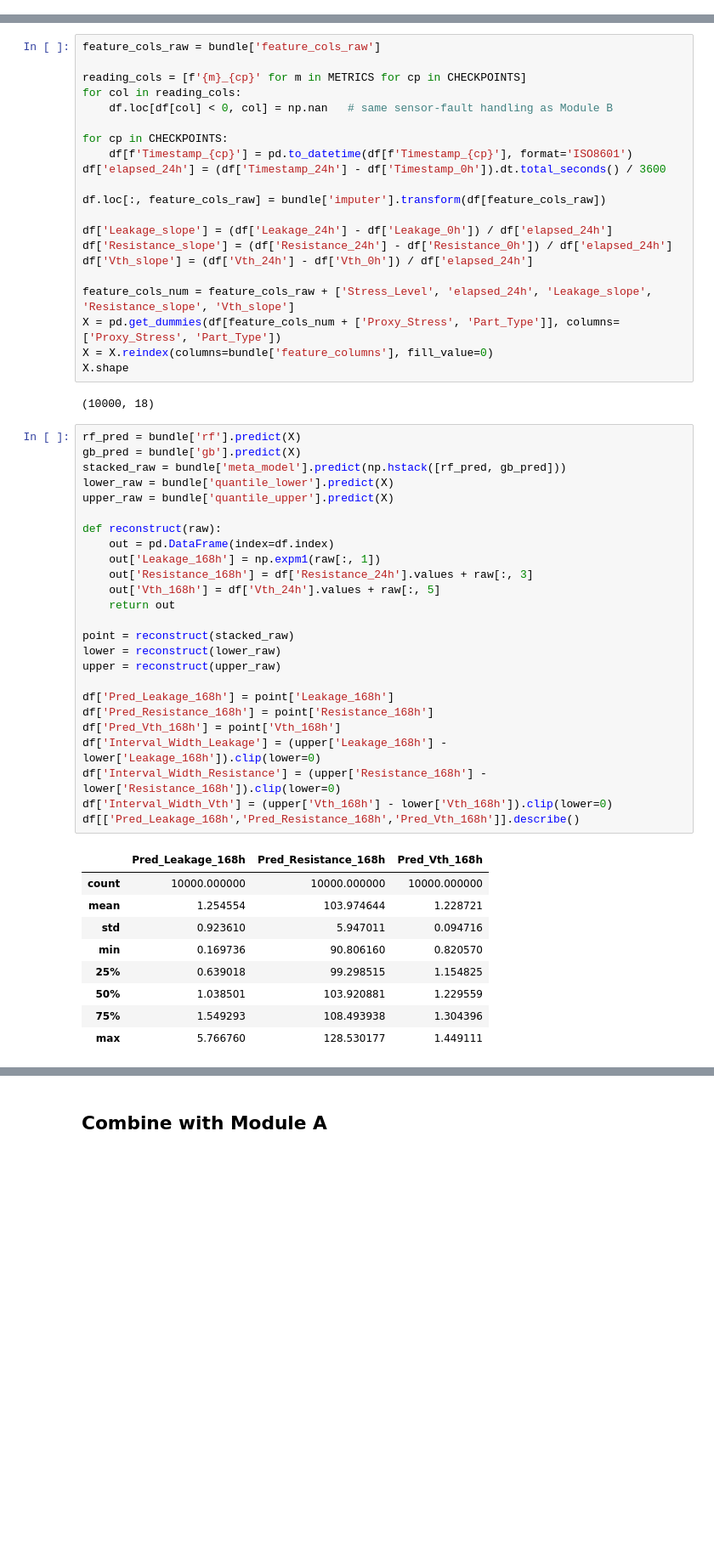
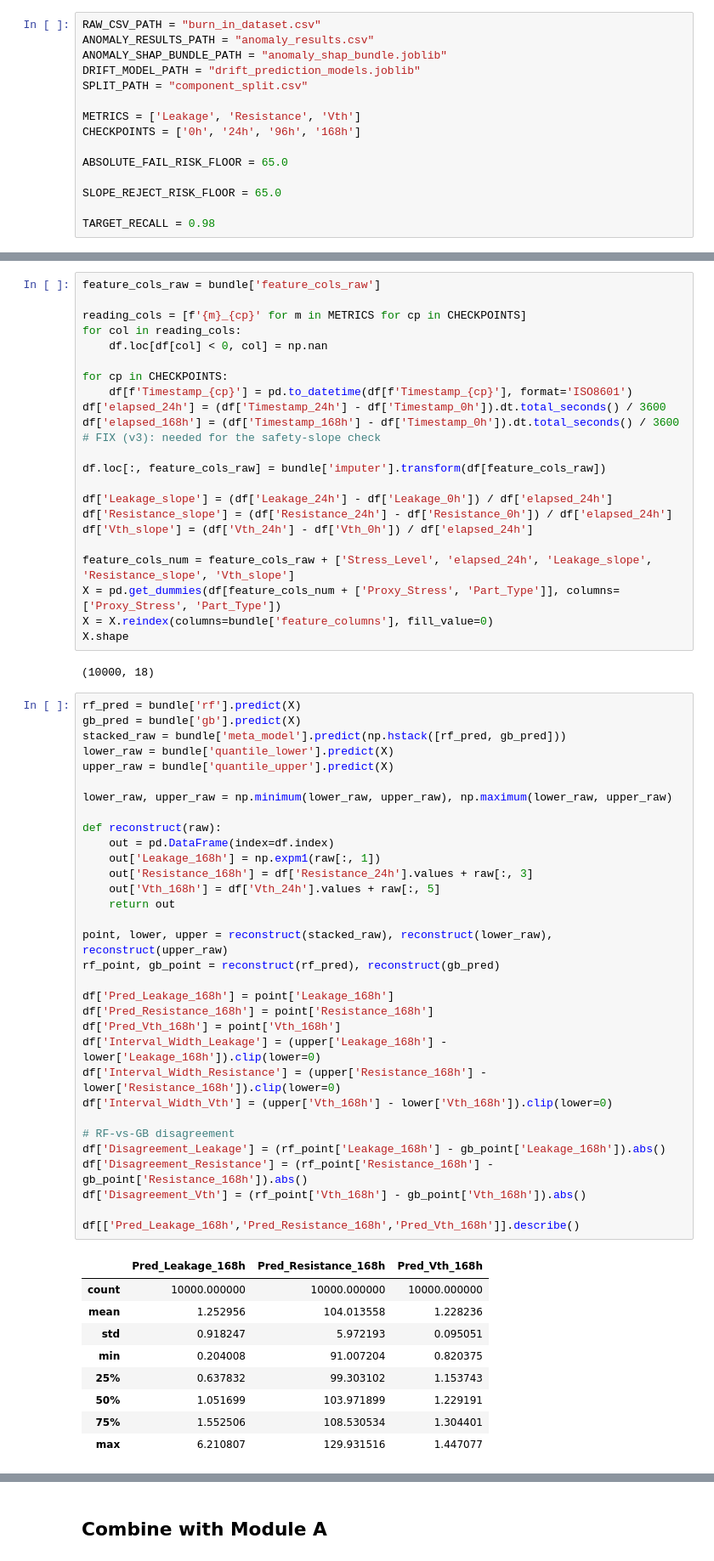
Before and after one commit to pariigdtuw2029-droid/SAGE_2026, a Jupyter notebook: notebooks/reliability_index.ipynb, the cells around one changed output, grey strips where cells are left out. Shown at 85% size. Saved outputs shown, nothing was run; the diff lists cells and outputs as text; blank space fills up the shorter version.

Commit message:
Add updated data, models, and notebooks with some new features

```diff
--- a/notebooks/reliability_index.ipynb
+++ b/notebooks/reliability_index.ipynb
@@ -39,2 +14,17 @@ STRESS_PHYSICS = {
+# %%
+RAW_CSV_PATH = "burn_in_dataset.csv"
+ANOMALY_RESULTS_PATH = "anomaly_results.csv"
+ANOMALY_SHAP_BUNDLE_PATH = "anomaly_shap_bundle.joblib"
+DRIFT_MODEL_PATH = "drift_prediction_models.joblib"
+SPLIT_PATH = "component_split.csv"
+
+METRICS = ['Leakage', 'Resistance', 'Vth']
+CHECKPOINTS = ['0h', '24h', '96h', '168h']
+
+ABSOLUTE_FAIL_RISK_FLOOR = 65.0
+
+SLOPE_REJECT_RISK_FLOOR = 65.0
+
+TARGET_RECALL = 0.98
 # %% [markdown]
 ## Load everything
@@ -66,11 +65,12 @@ feature_cols_raw = bundle['feature_cols_raw']
 
 reading_cols = [f'{m}_{cp}' for m in METRICS for cp in CHECKPOINTS]
 for col in reading_cols:
-    df.loc[df[col] < 0, col] = np.nan   # same sensor-fault handling as Module B
+    df.loc[df[col] < 0, col] = np.nan
 
 for cp in CHECKPOINTS:
     df[f'Timestamp_{cp}'] = pd.to_datetime(df[f'Timestamp_{cp}'], format='ISO8601')
 df['elapsed_24h'] = (df['Timestamp_24h'] - df['Timestamp_0h']).dt.total_seconds() / 3600
+df['elapsed_168h'] = (df['Timestamp_168h'] - df['Timestamp_0h']).dt.total_seconds() / 3600   # FIX (v3): needed for the safety-slope check
 
 df.loc[:, feature_cols_raw] = bundle['imputer'].transform(df[feature_cols_raw])
 
@@ -87,35 +87,42 @@ X.shape
 # %%
 rf_pred = bundle['rf'].predict(X)
 gb_pred = bundle['gb'].predict(X)
 stacked_raw = bundle['meta_model'].predict(np.hstack([rf_pred, gb_pred]))
 lower_raw = bundle['quantile_lower'].predict(X)
 upper_raw = bundle['quantile_upper'].predict(X)
+
+lower_raw, upper_raw = np.minimum(lower_raw, upper_raw), np.maximum(lower_raw, upper_raw)
 
 def reconstruct(raw):
     out = pd.DataFrame(index=df.index)
     out['Leakage_168h'] = np.expm1(raw[:, 1])
     out['Resistance_168h'] = df['Resistance_24h'].values + raw[:, 3]
     out['Vth_168h'] = df['Vth_24h'].values + raw[:, 5]
     return out
 
-point = reconstruct(stacked_raw)
-lower = reconstruct(lower_raw)
-upper = reconstruct(upper_raw)
+point, lower, upper = reconstruct(stacked_raw), reconstruct(lower_raw), reconstruct(upper_raw)
+rf_point, gb_point = reconstruct(rf_pred), reconstruct(gb_pred)
 
 df['Pred_Leakage_168h'] = point['Leakage_168h']
 df['Pred_Resistance_168h'] = point['Resistance_168h']
 df['Pred_Vth_168h'] = point['Vth_168h']
 df['Interval_Width_Leakage'] = (upper['Leakage_168h'] - lower['Leakage_168h']).clip(lower=0)
 df['Interval_Width_Resistance'] = (upper['Resistance_168h'] - lower['Resistance_168h']).clip(lower=0)
 df['Interval_Width_Vth'] = (upper['Vth_168h'] - lower['Vth_168h']).clip(lower=0)
+
+# RF-vs-GB disagreement
+df['Disagreement_Leakage'] = (rf_point['Leakage_168h'] - gb_point['Leakage_168h']).abs()
+df['Disagreement_Resistance'] = (rf_point['Resistance_168h'] - gb_point['Resistance_168h']).abs()
+df['Disagreement_Vth'] = (rf_point['Vth_168h'] - gb_point['Vth_168h']).abs()
+
 df[['Pred_Leakage_168h','Pred_Resistance_168h','Pred_Vth_168h']].describe()
 # %% [output]
 |  | Pred_Leakage_168h | Pred_Resistance_168h | Pred_Vth_168h |
 | count | 10000.000000 | 10000.000000 | 10000.000000 |
-| mean | 1.254554 | 103.974644 | 1.228721 |
-| std | 0.923610 | 5.947011 | 0.094716 |
-| min | 0.169736 | 90.806160 | 0.820570 |
-| 25% | 0.639018 | 99.298515 | 1.154825 |
-| 50% | 1.038501 | 103.920881 | 1.229559 |
-| 75% | 1.549293 | 108.493938 | 1.304396 |
-| max | 5.766760 | 128.530177 | 1.449111 |
+| mean | 1.252956 | 104.013558 | 1.228236 |
+| std | 0.918247 | 5.972193 | 0.095051 |
+| min | 0.204008 | 91.007204 | 0.820375 |
+| 25% | 0.637832 | 99.303102 | 1.153743 |
+| 50% | 1.051699 | 103.971899 | 1.229191 |
+| 75% | 1.552506 | 108.530534 | 1.304401 |
+| max | 6.210807 | 129.931516 | 1.447077 |
```
Also changed, not shown: parts of 23 cells of this notebook, 12 other files.
